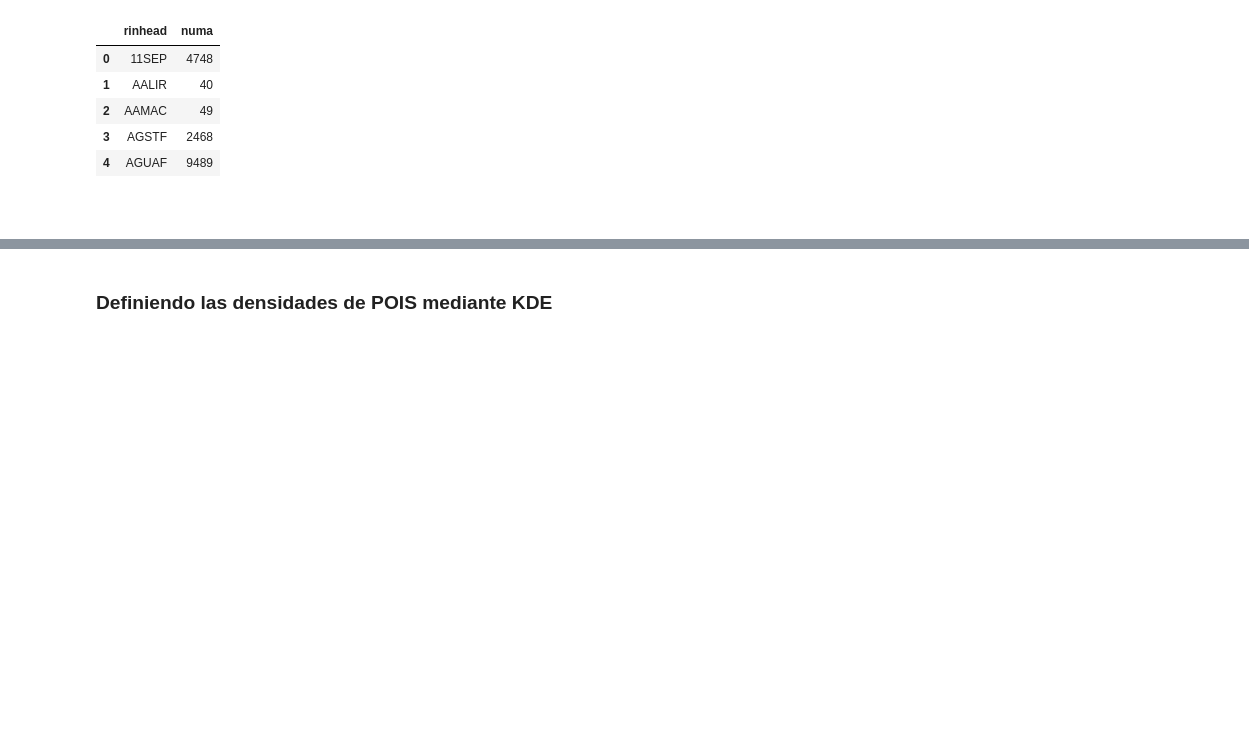
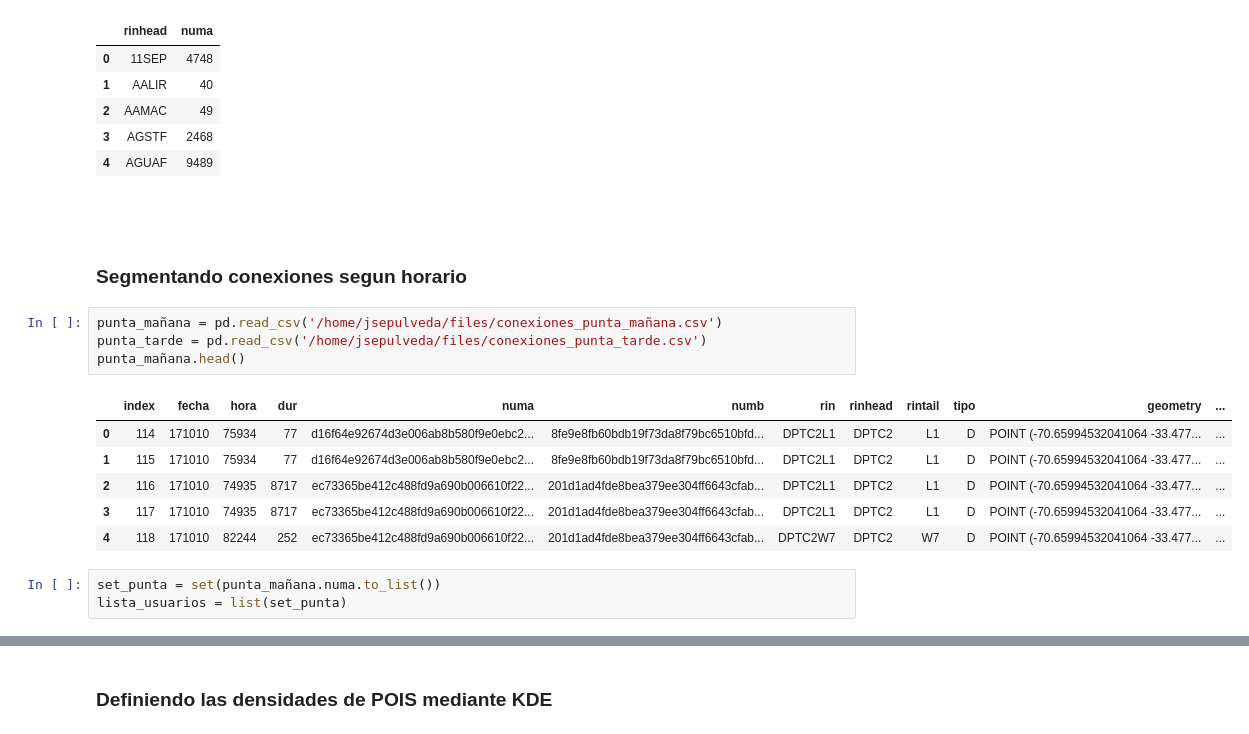
Before and after one commit to jotasplvd/Loading-OSM-in-Jupyter-Notebook, a Jupyter notebook: Conteo de eventos + KDE.ipynb, the cells around one changed output, grey strips where cells are left out. Saved outputs shown, nothing was run; the diff lists cells and outputs as text; blank space fills up the shorter version.

```diff
--- a/Conteo de eventos + KDE.ipynb
+++ b/Conteo de eventos + KDE.ipynb
@@ -151,3 +151,19 @@ usuarios_por_torre.head()
 | 4 | AGUAF | 9489 |
 # %% [markdown]
 # ##################################################################
+# %% [markdown]
+### Segmentando conexiones segun horario
+# %%
+punta_mañana = pd.read_csv('/home/jsepulveda/files/conexiones_punta_mañana.csv')
+punta_tarde = pd.read_csv('/home/jsepulveda/files/conexiones_punta_tarde.csv')
+punta_mañana.head()
+# %% [output]
+|  | index | fecha | hora | dur | numa | numb | rin | rinhead | rintail | tipo | geometry | ... |
+| 0 | 114 | 171010 | 75934 | 77 | d16f64e92674d3e006ab8b580f9e0ebc2... | 8fe9e8fb60bdb19f73da8f79bc6510bfd... | DPTC2L1 | DPTC2 | L1 | D | POINT (-70.65994532041064 -33.477... | ... |
+| 1 | 115 | 171010 | 75934 | 77 | d16f64e92674d3e006ab8b580f9e0ebc2... | 8fe9e8fb60bdb19f73da8f79bc6510bfd... | DPTC2L1 | DPTC2 | L1 | D | POINT (-70.65994532041064 -33.477... | ... |
+| 2 | 116 | 171010 | 74935 | 8717 | ec73365be412c488fd9a690b006610f22... | 201d1ad4fde8bea379ee304ff6643cfab... | DPTC2L1 | DPTC2 | L1 | D | POINT (-70.65994532041064 -33.477... | ... |
+| 3 | 117 | 171010 | 74935 | 8717 | ec73365be412c488fd9a690b006610f22... | 201d1ad4fde8bea379ee304ff6643cfab... | DPTC2L1 | DPTC2 | L1 | D | POINT (-70.65994532041064 -33.477... | ... |
+| 4 | 118 | 171010 | 82244 | 252 | ec73365be412c488fd9a690b006610f22... | 201d1ad4fde8bea379ee304ff6643cfab... | DPTC2W7 | DPTC2 | W7 | D | POINT (-70.65994532041064 -33.477... | ... |
+# %%
+set_punta = set(punta_mañana.numa.to_list())
+lista_usuarios = list(set_punta)
```
Also changed, not shown: parts of 14 cells of this notebook, 6 other files.
